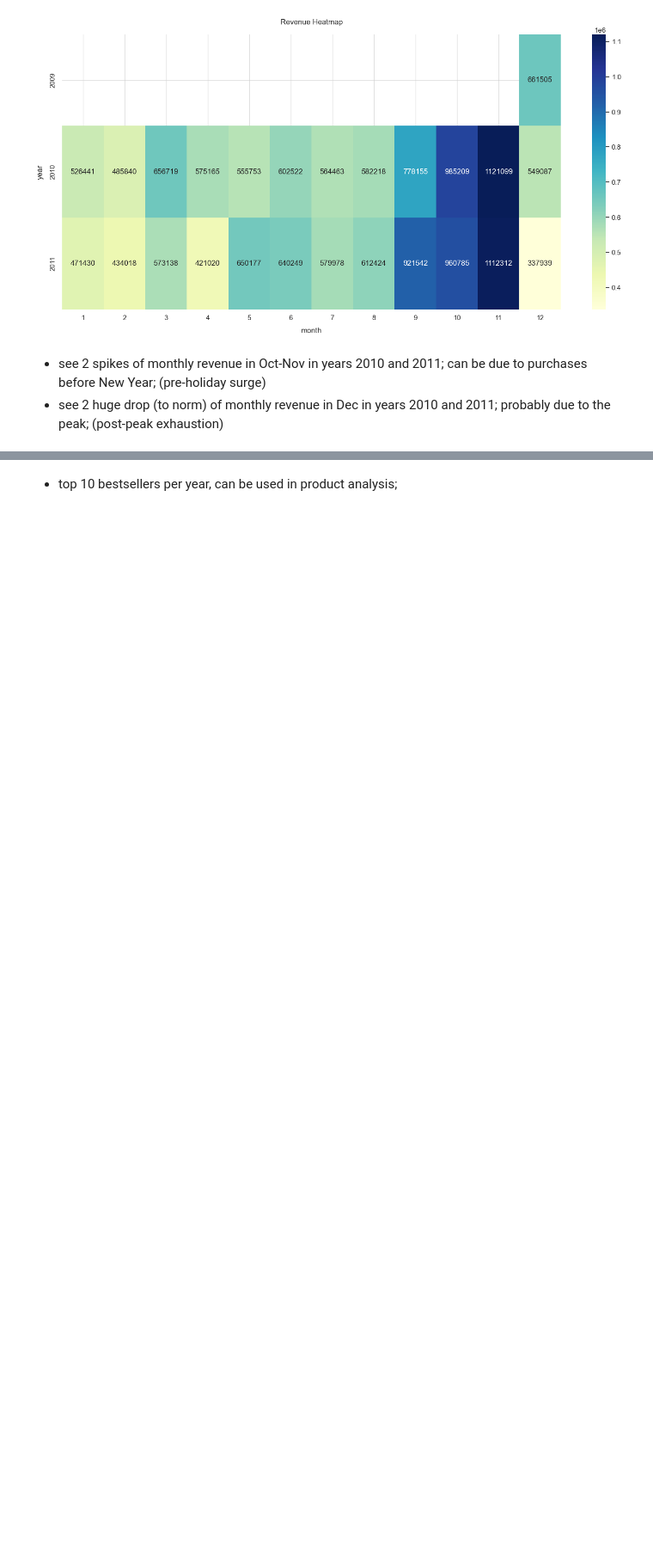
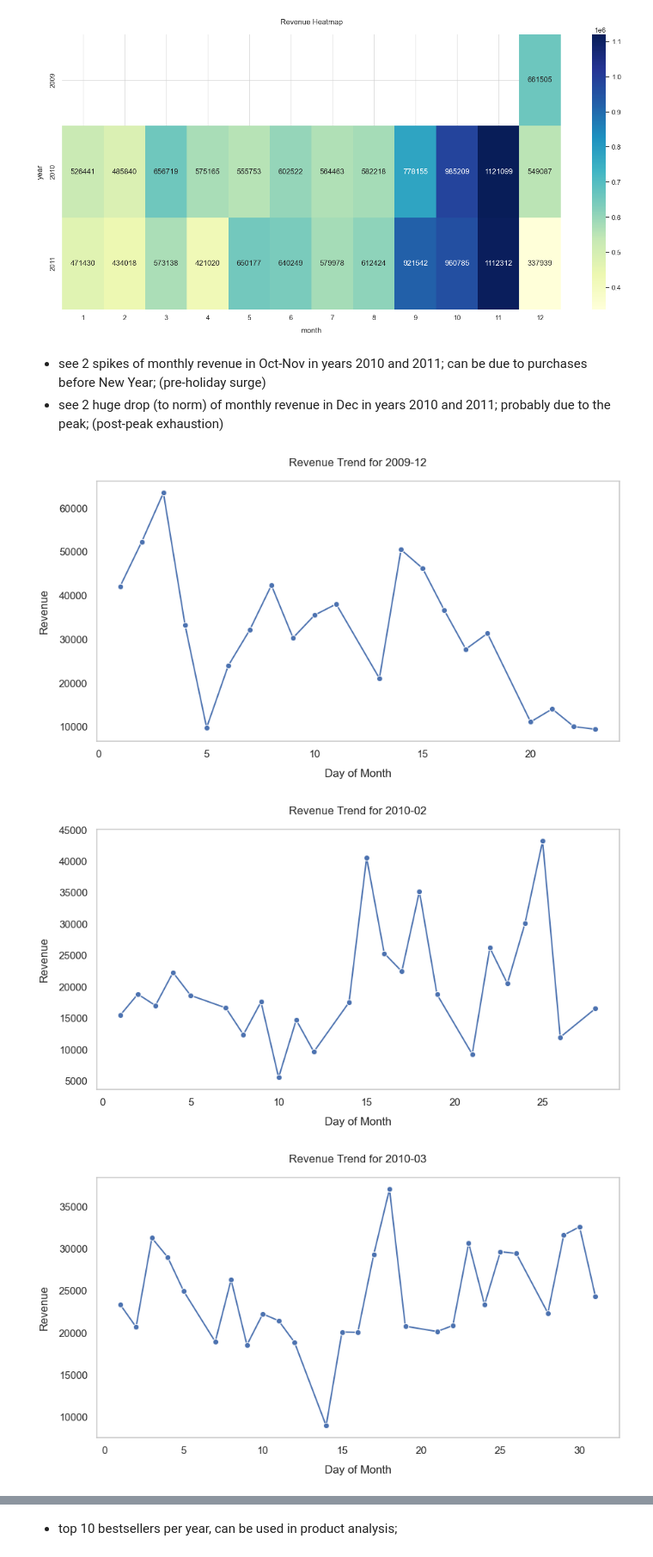
Before and after one commit to zxc0dev/customer-rfm-segmentation-dashboard, a Jupyter notebook: notebooks/01_ingestion_and_eda.ipynb, the cells around one changed output, grey strips where cells are left out. Shown at 86% size. Drawn from its saved outputs; the diff is of its cells as text; code cells hidden in the pictures; blank space fills up the shorter version.

```diff
--- a/notebooks/01_ingestion_and_eda.ipynb
+++ b/notebooks/01_ingestion_and_eda.ipynb
@@ -564,3 +563,20 @@ plt.show()
 # %% [markdown]
 - see 2 spikes of monthly revenue in Oct-Nov in years 2010 and 2011; can be due to purchases before New Year; (pre-holiday surge)
 - see 2 huge drop (to norm) of monthly revenue in Dec in years 2010 and 2011; probably due to the peak; (post-peak exhaustion)
+# %%
+for year in df['year'].unique():
+    year_data = df[df['year'] == year]
+    year_data = year_data.groupby(['day', 'month'])['revenue'].sum().reset_index()
+    for month in year_data['month'].unique():
+        month_data = year_data[year_data['month'] == month]
+        plt.figure(figsize=(10, 5))
+        sns.lineplot(data=month_data, x='day', y='revenue', marker='o')
+        plt.title(f'Revenue Trend for {year}-{str(month).zfill(2)}')
+        plt.xlabel('Day of Month')
+        plt.ylabel('Revenue')
+        plt.grid()
+        plt.show()
+# %% [output]
+[figure, added]
+[figure, added]
+[figure, added]
```
Also changed, not shown: parts of 9 cells of this notebook.
